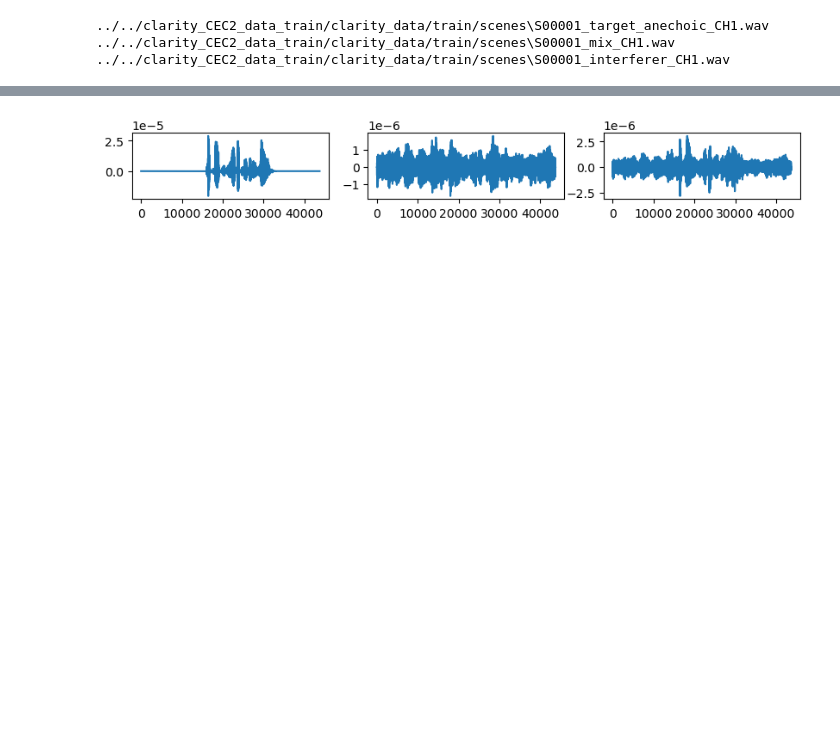
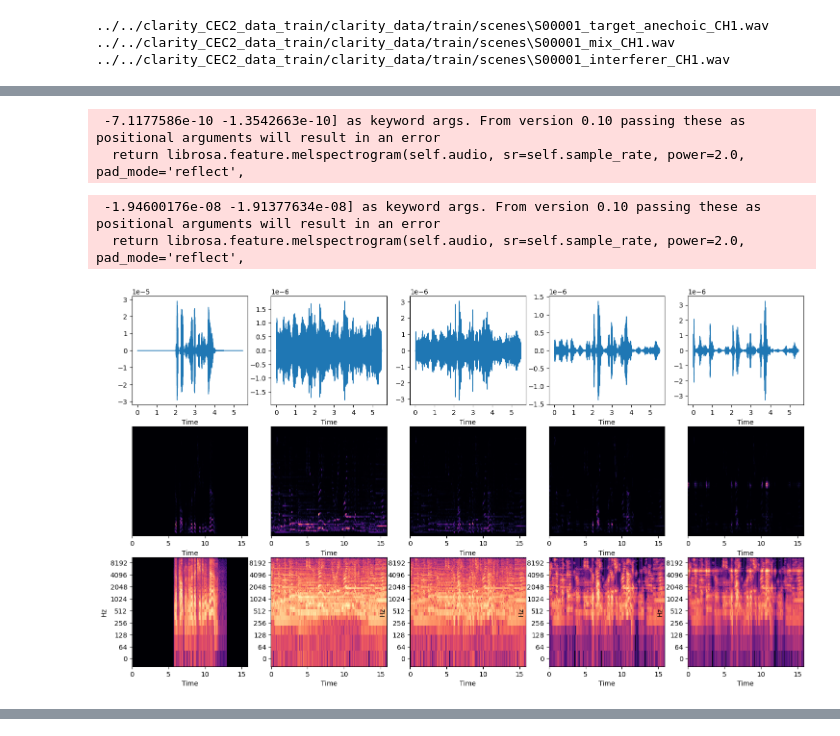
Before and after one commit to 4rr0w/icassp, a Jupyter notebook: test.ipynb, the cells around one changed output, grey strips where cells are left out. Saved outputs shown, nothing was run; the diff lists cells and outputs as text; code cells hidden in the pictures; blank space fills up the shorter version.

```diff
--- a/test.ipynb
+++ b/test.ipynb
@@ -48,3 +109,27 @@ mix, sr = read_audio(mix_filename, sr)
+# %%
+reduced_mix = nr.reduce_noise(y=mix, sr=sr)
+reduced_mix, reduced_spec, reduced_mal = get_features(reduced_mix, sr)
+
+audio_files.append(reduced_mix)
+specs.append(reduced_spec)
+mels.append(reduced_mel)
+# %% [output]
+ -7.1177586e-10 -1.3542663e-10] as keyword args. From version 0.10 passing these as positional arguments will result in an error
+  return librosa.feature.melspectrogram(self.audio, sr=self.sample_rate, power=2.0, pad_mode='reflect',
+# %%
+aud = reduced_input_fe.get_audio_from_mel_spectrogram(reduced_mel)
+aud, aud_spec, aud_mal = get_features(aud, sr)
+
+audio_files.append(aud)
+specs.append(aud_spec)
+mels.append(aud_mel)
+# %% [output]
+ -1.94600176e-08 -1.91377634e-08] as keyword args. From version 0.10 passing these as positional arguments will result in an error
+  return librosa.feature.melspectrogram(self.audio, sr=self.sample_rate, power=2.0, pad_mode='reflect',
+# %%
+plot_wavespecmel(audio_files, specs, mels, figsize=(18,10))
+# %% [output]
+[figure, added]
 # %%
 ipd.Audio(data=clean, rate=sr)
 # %% [output]
@@ -57,21 +142,3 @@ ipd.Audio(data=noise, rate=sr)
 ipd.Audio(data=mix, rate=sr)
 # %% [output]
 [interactive output not drawn]
-# %%
-
-fig = plt.figure(figsize=(10, 1))
-rows = 1
-col = 3
-
-fig.add_subplot(rows, col, 1)
-plt.plot(clean)
-
-fig.add_subplot(rows, col, 2)
-plt.plot(noise)
-
-fig.add_subplot(rows, col, 3)
-plt.plot(mix)
-
-plt.show()
-# %% [output]
-[figure, removed]
```
Also changed, not shown: parts of 23 cells of this notebook, 2 other files.
